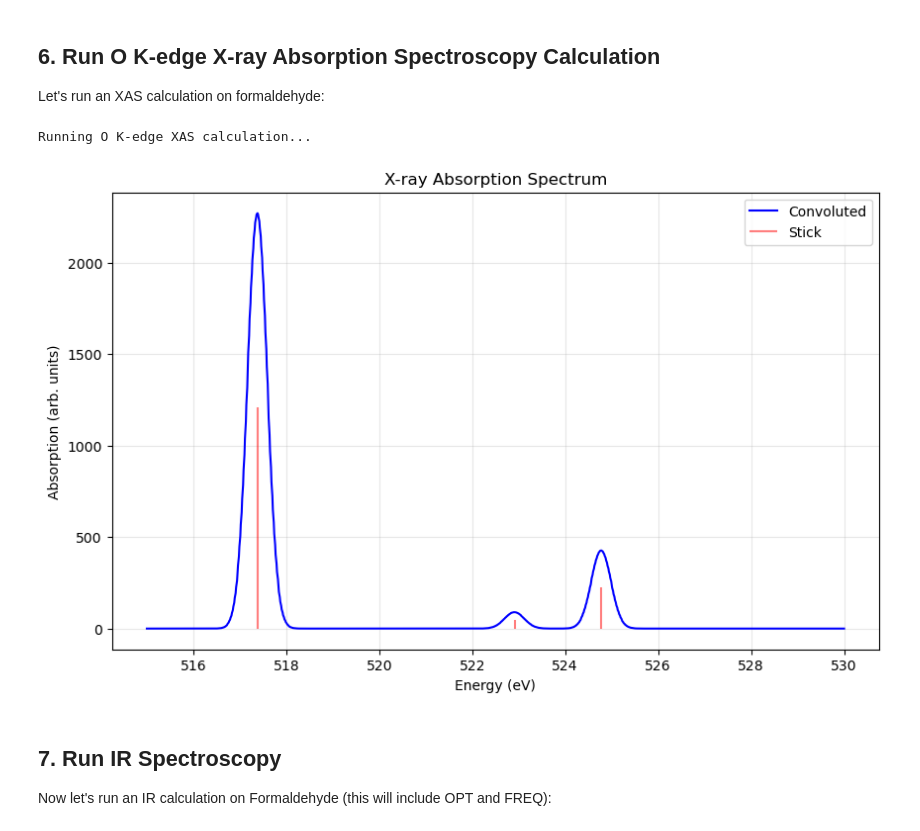
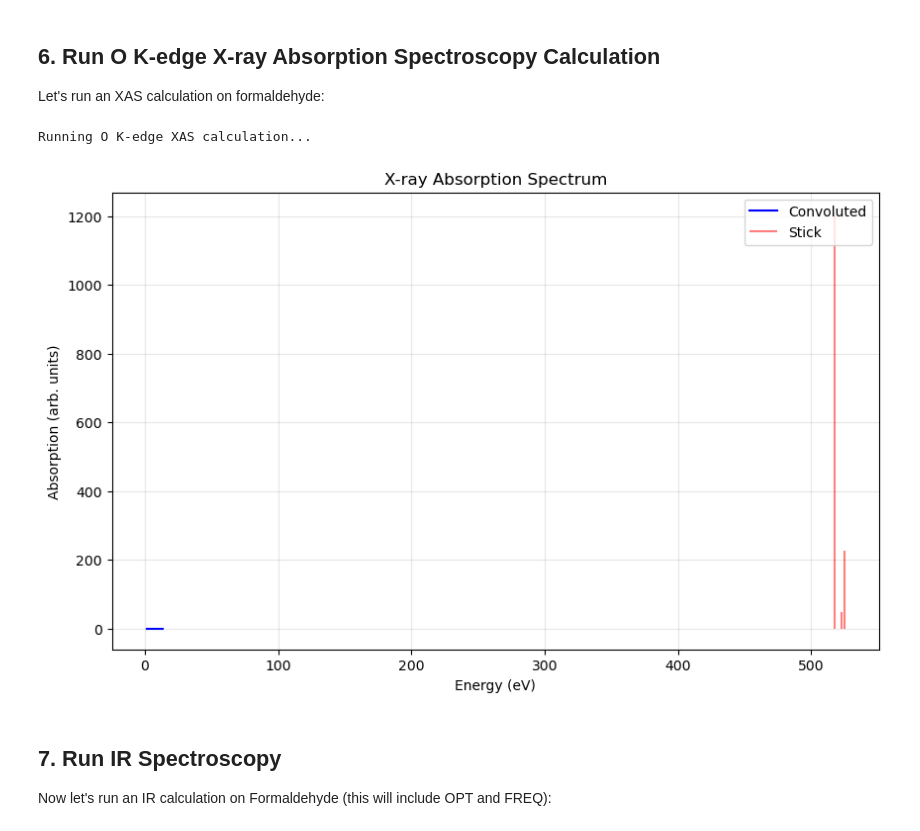
Before and after one commit to huangm29/SpecAI, a Jupyter notebook: QCActuator/ORCA/ORCA_spec.ipynb, the cells around one changed output. Saved outputs shown, nothing was run; the diff lists cells and outputs as text; code cells hidden in the pictures.

```diff
--- a/QCActuator/ORCA/ORCA_spec.ipynb
+++ b/QCActuator/ORCA/ORCA_spec.ipynb
@@ -21,3 +12,6 @@ calc = OrcaCalculator(orca_path=ORCA_PATH, config=config)
+# %%
+# Create a new calculator
+calc = OrcaCalculator(config_file="config.yaml")
 # %% [markdown]
 ## 2. Define Molecular Geometry
 
@@ -77,8 +71,7 @@ Let's run an ECD calculation on formaldehyde:
 print("Running ECD calculation...")
 uv_spectrum = calc.run_spectroscopy(
     spec_type="ECD",
-    geometry=Cyclopropanol,
-    basis="def2-SVP",0
+    geometry=Cyclopropanol
 )
 # %% [output]
 Running ECD calculation...
@@ -90,16 +83,13 @@ Let's run an XAS calculation on formaldehyde:
 # %%
 # Run O K-edge XAS calculation for formaldehyde
 print("Running O K-edge XAS calculation...")
 xas_spectrum = calc.run_spectroscopy(
     spec_type="XAS",
-    geometry=formaldehyde,
-    core_orb=0,
-    start_point=515.0,
-    end_point=530.0
+    geometry=formaldehyde
 )
 # %% [output]
 Running O K-edge XAS calculation...
-[figure, old version]
+[figure, new version]
 # %% [markdown]
 ## 7. Run IR Spectroscopy
 
```
Also changed, not shown: parts of 3 cells of this notebook, 5 other files.
